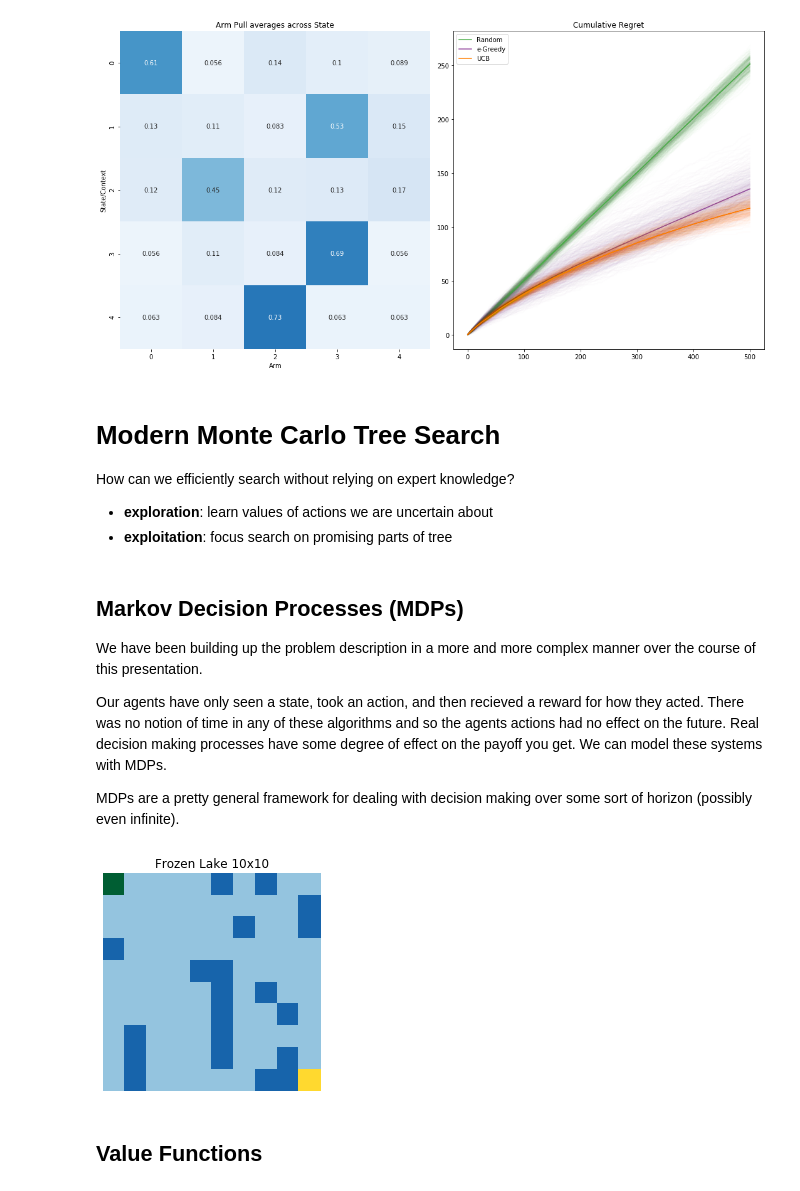
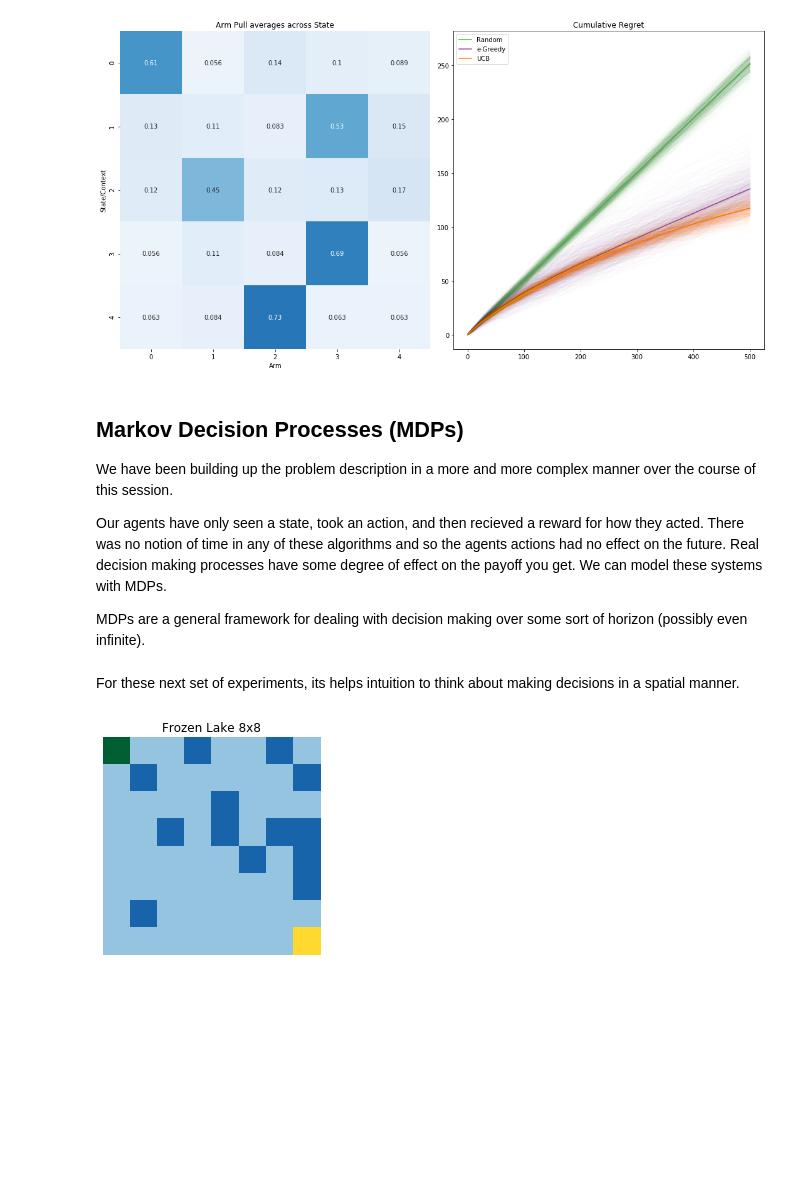
Before and after one commit to Lukeroberto/learning_to_search, a Jupyter notebook: session_1/tree_search.ipynb, the cells around one changed output. Drawn from its saved outputs; the diff is of its cells as text; code cells hidden in the pictures; blank space fills up the shorter version.

```diff
--- a/session_1/tree_search.ipynb
+++ b/session_1/tree_search.ipynb
@@ -379,26 +377,19 @@ plot_contextual_simulation([random[1], egreedy[1], ucb[1]], ucb[0], env)
 plt.show()
 # %% [output]
 [figure]
-# %% [markdown]
-# Modern Monte Carlo Tree Search
-
-How can we efficiently search without relying on expert knowledge?
-
-- **exploration**: learn values of actions we are uncertain about
-- **exploitation**: focus search on promising parts of tree
 # %% [markdown]
 ## Markov Decision Processes (MDPs)
 
-We have been building up the problem description in a more and more complex manner over the course of this presentation.
+We have been building up the problem description in a more and more complex manner over the course of this session.
 
 Our agents have only seen a state, took an action, and then recieved a reward for how they acted. There was no notion of time in any of these algorithms and so the agents actions had no effect on the future. Real decision making processes have some degree of effect on the payoff you get. We can model these systems with MDPs.
 
-MDPs are a pretty general framework for dealing with decision making over some sort of horizon (possibly even infinite).
+MDPs are a general framework for dealing with decision making over some sort of horizon (possibly even infinite).
+# %% [markdown]
+For these next set of experiments, its helps intuition to think about making decisions in a spatial manner.
 # %%
-env = FrozenLakeEnv(10)
+env = FrozenLakeEnv(8)
 state = env.reset()
 env.render()
 # %% [output]
-[figure, old version]
+[figure, new version]
-# %% [markdown]
-## Value Functions
```
Also changed, not shown: parts of 14 cells of this notebook.
